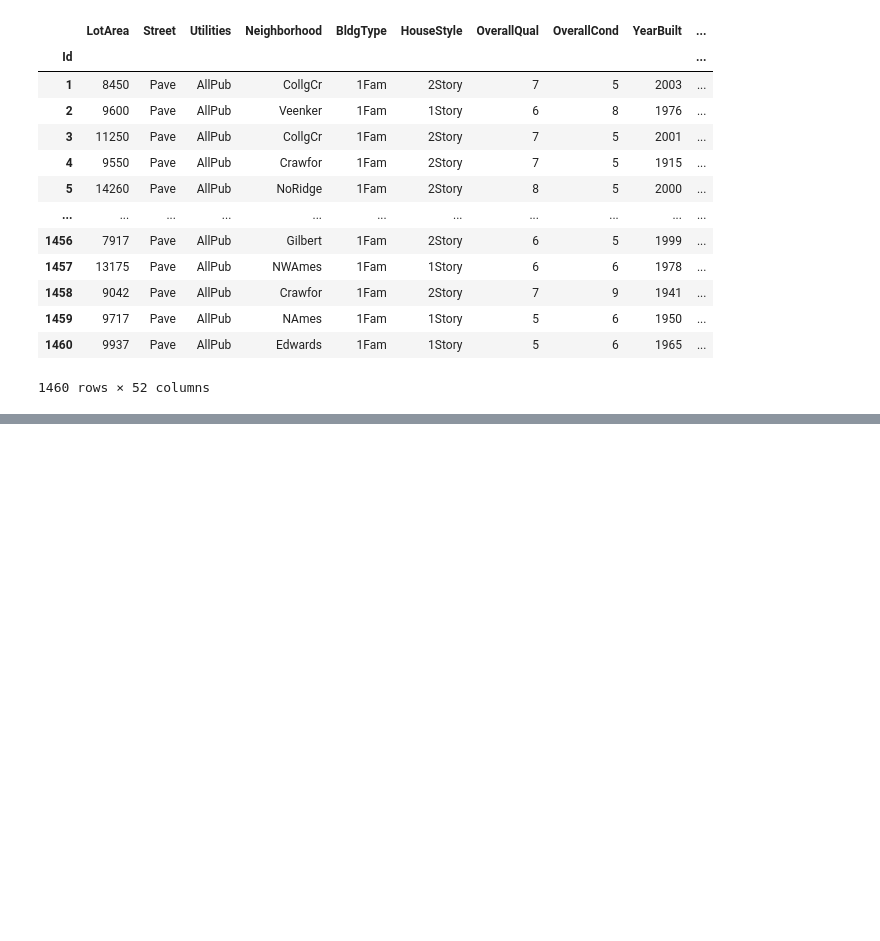
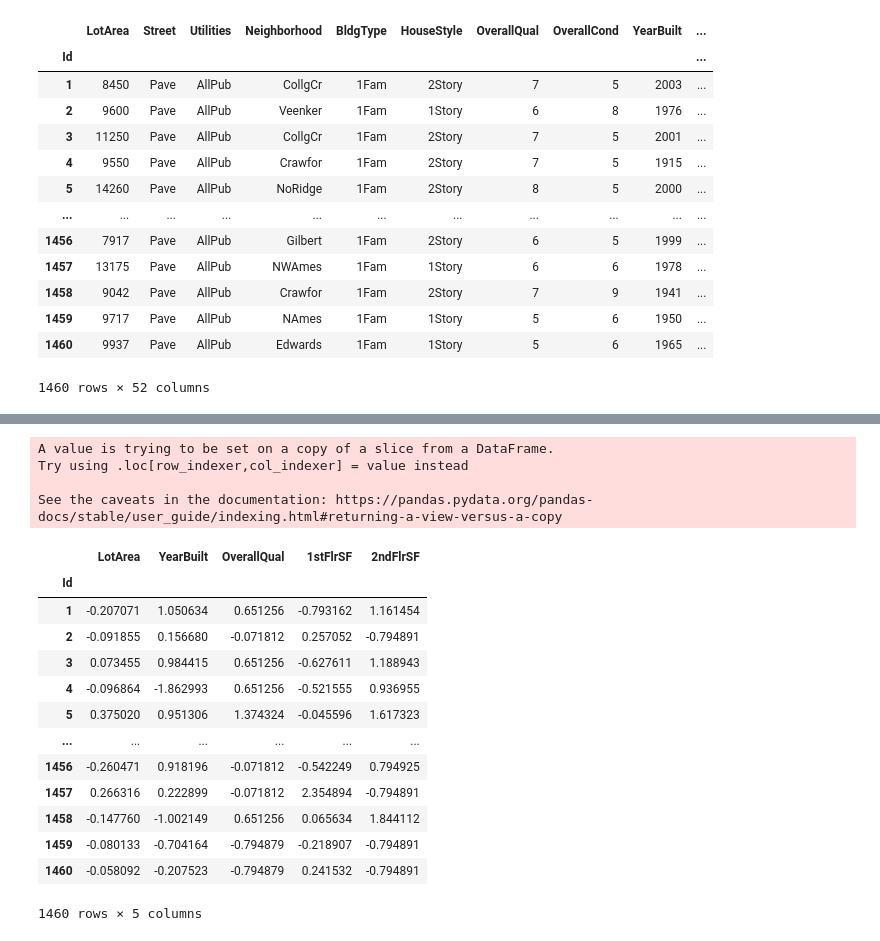
Before and after one commit to otieno-okoko/Housing-Data-analysis, a Jupyter notebook: pandas_housing data analysis.ipynb, the cells around one changed output, grey strips where cells are left out. Cells and saved outputs as stored; diff of their text form; code cells hidden in the pictures; blank space fills up the shorter version.

```diff
--- a/pandas_housing data analysis.ipynb
+++ b/pandas_housing data analysis.ipynb
@@ -628,0 +696,2 @@ Note: you may need to restart the kernel to use updated packages.
+# %%
+X_std = df_std[["LotArea", "YearBuilt", "OverallQual", "1stFlrSF", "2ndFlrSF"]]
@@ -628,0 +708,23 @@ Note: you may need to restart the kernel to use updated packages.
+# %%
+for col in X_std:
+    X_std[col] = (df_std[col] - df_std[col].mean()) / df_std[col].std()
+X_std
+# %% [output]
+A value is trying to be set on a copy of a slice from a DataFrame.
+Try using .loc[row_indexer,col_indexer] = value instead
+
+See the caveats in the documentation: https://pandas.pydata.org/pandas-docs/stable/user_guide/indexing.html#returning-a-view-versus-a-copy
+|  | LotArea | YearBuilt | OverallQual | 1stFlrSF | 2ndFlrSF |
+| Id |  |  |  |  |  |
+| 1 | -0.207071 | 1.050634 | 0.651256 | -0.793162 | 1.161454 |
+| 2 | -0.091855 | 0.156680 | -0.071812 | 0.257052 | -0.794891 |
+| 3 | 0.073455 | 0.984415 | 0.651256 | -0.627611 | 1.188943 |
+| 4 | -0.096864 | -1.862993 | 0.651256 | -0.521555 | 0.936955 |
+| 5 | 0.375020 | 0.951306 | 1.374324 | -0.045596 | 1.617323 |
+| ... | ... | ... | ... | ... | ... |
+| 1456 | -0.260471 | 0.918196 | -0.071812 | -0.542249 | 0.794925 |
+| 1457 | 0.266316 | 0.222899 | -0.071812 | 2.354894 | -0.794891 |
+| 1458 | -0.147760 | -1.002149 | 0.651256 | 0.065634 | 1.844112 |
+| 1459 | -0.080133 | -0.704164 | -0.794879 | -0.218907 | -0.794891 |
+| 1460 | -0.058092 | -0.207523 | -0.794879 | 0.241532 | -0.794891 |
+1460 rows × 5 columns
```
Also changed, not shown: parts of 21 cells of this notebook, 4 other files.
